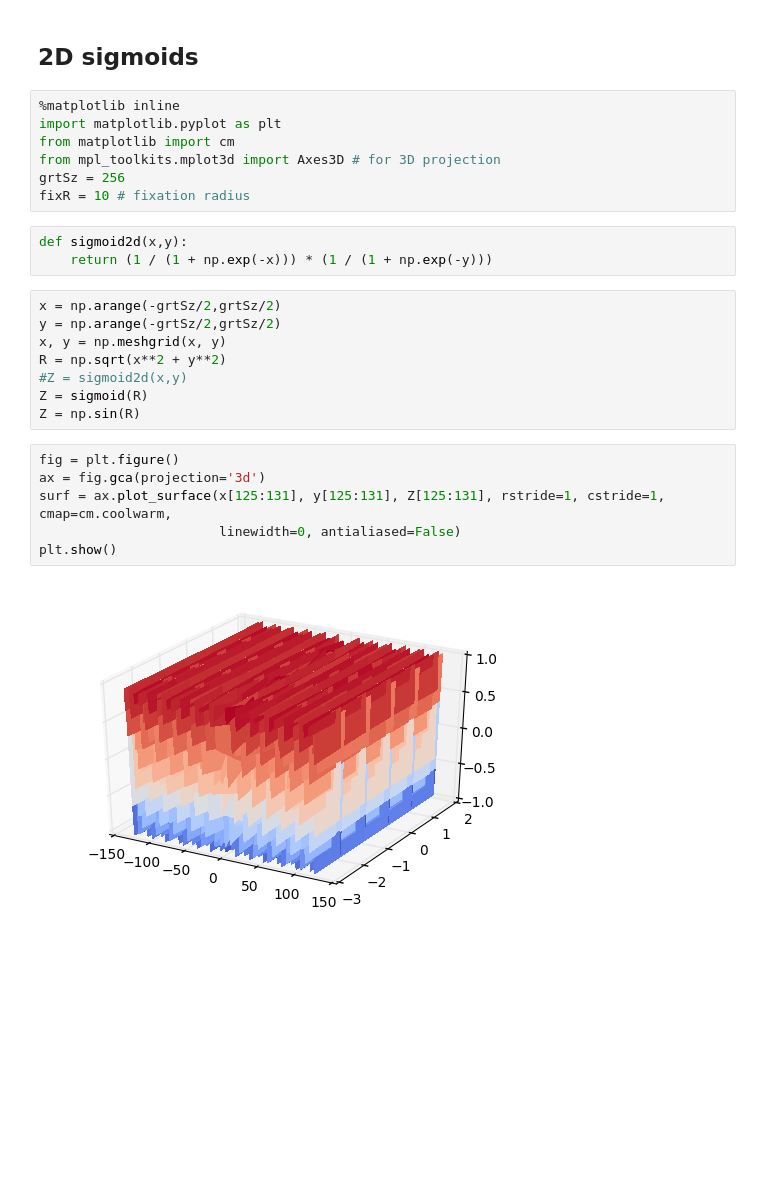
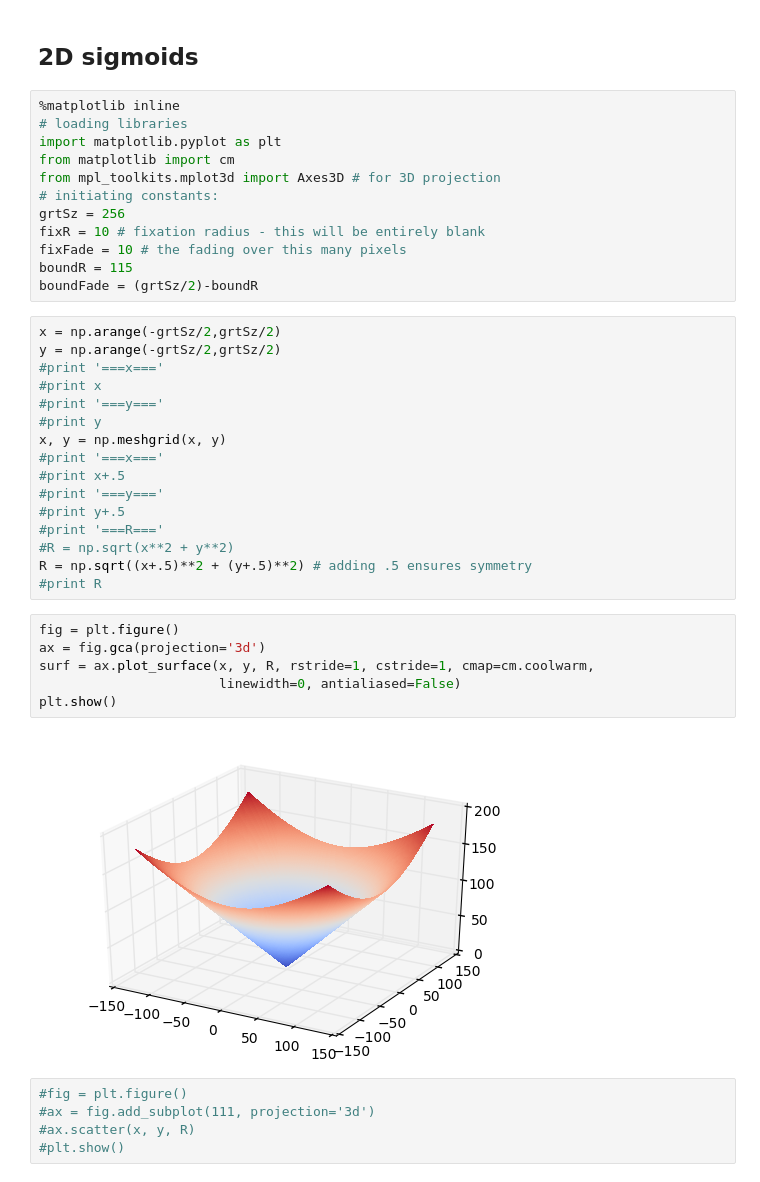
Before and after one commit to egorananyev/mc, a Jupyter notebook: analysis/test.ipynb, the cells around one changed output. Saved outputs shown, nothing was run; the diff lists cells and outputs as text; blank space fills up the shorter version.

Commit message:
Got a working version of the stimulus mask with fade-in.

```diff
--- a/analysis/test.ipynb
+++ b/analysis/test.ipynb
@@ -39,27 +39,42 @@ print sigmoid(x)
 ## 2D sigmoids
 # %%
 %matplotlib inline
+# loading libraries
 import matplotlib.pyplot as plt
 from matplotlib import cm
 from mpl_toolkits.mplot3d import Axes3D # for 3D projection
+# initiating constants:
 grtSz = 256
-fixR = 10 # fixation radius
+fixR = 10 # fixation radius - this will be entirely blank
+fixFade = 10 # the fading over this many pixels
+boundR = 115
+boundFade = (grtSz/2)-boundR
-# %%
-def sigmoid2d(x,y):
-    return (1 / (1 + np.exp(-x))) * (1 / (1 + np.exp(-y)))
 # %%
 x = np.arange(-grtSz/2,grtSz/2)
 y = np.arange(-grtSz/2,grtSz/2)
+#print '===x==='
+#print x
+#print '===y==='
+#print y
 x, y = np.meshgrid(x, y)
-R = np.sqrt(x**2 + y**2)
-#Z = sigmoid2d(x,y)
-Z = sigmoid(R)
-Z = np.sin(R)
+#print '===x==='
+#print x+.5
+#print '===y==='
+#print y+.5
+#print '===R==='
+#R = np.sqrt(x**2 + y**2)
+R = np.sqrt((x+.5)**2 + (y+.5)**2) # adding .5 ensures symmetry
+#print R
 # %%
 fig = plt.figure()
 ax = fig.gca(projection='3d')
-surf = ax.plot_surface(x[125:131], y[125:131], Z[125:131], rstride=1, cstride=1, cmap=cm.coolwarm,
+surf = ax.plot_surface(x, y, R, rstride=1, cstride=1, cmap=cm.coolwarm,
                        linewidth=0, antialiased=False)
 plt.show()
 # %% [output]
-[figure, old version]
+[figure, new version]
+# %%
+#fig = plt.figure()
+#ax = fig.add_subplot(111, projection='3d')
+#ax.scatter(x, y, R)
+#plt.show()
```
Also changed, not shown: parts of 11 cells of this notebook.
